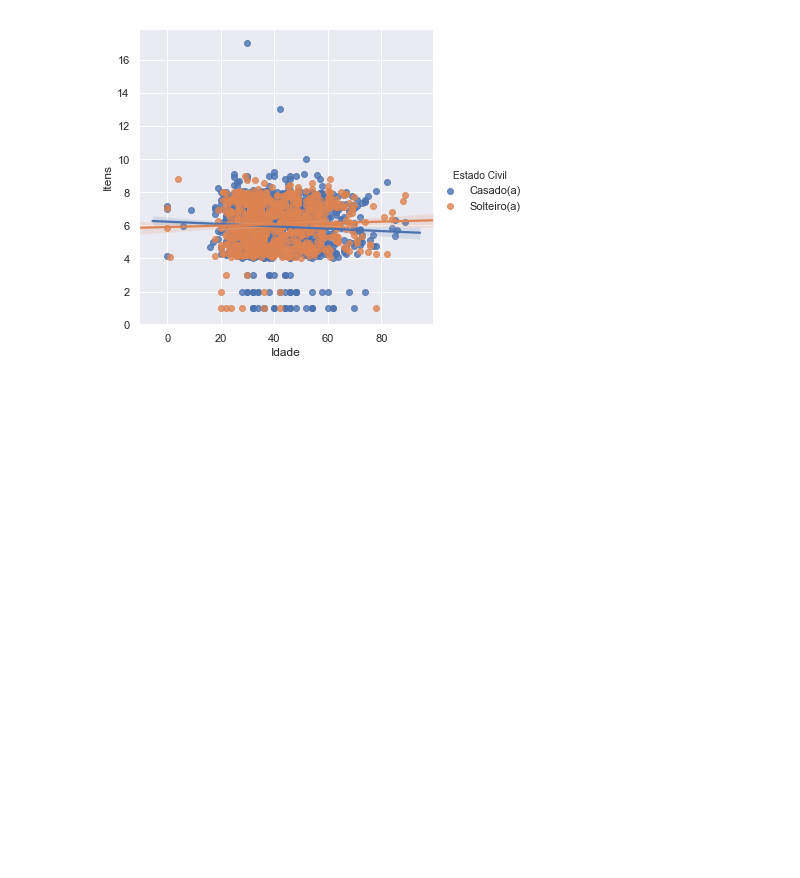
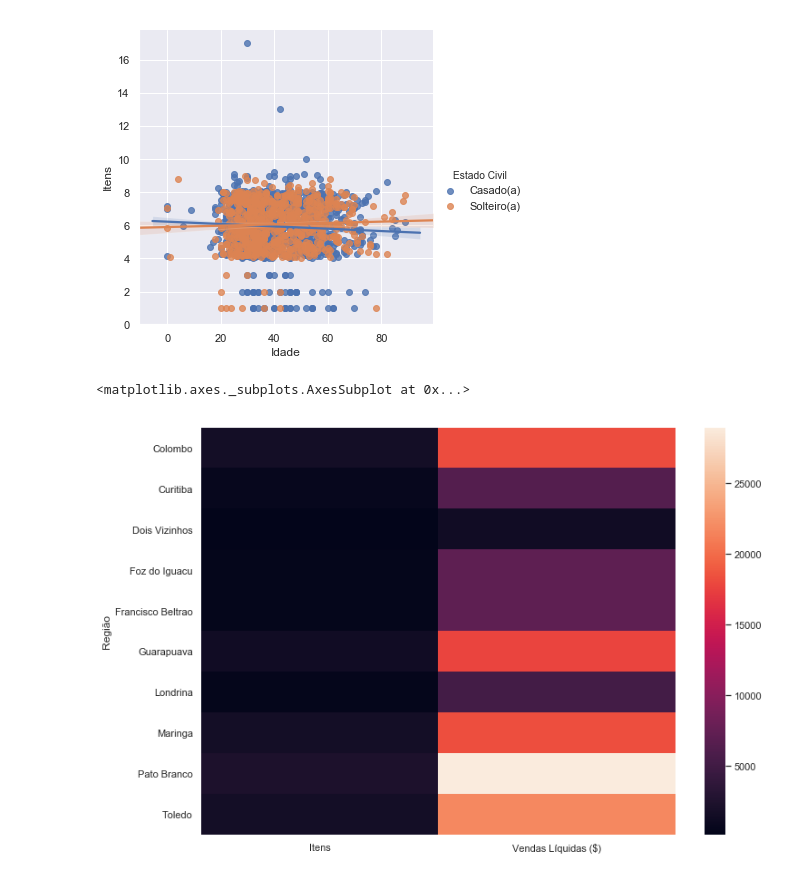
Before and after one commit to julianosilva23/InformacaoEstrategia, a Jupyter notebook: Informação e Estratégia.ipynb, the cells around one changed output. Drawn from its saved outputs; the diff is of its cells as text; code cells hidden in the pictures; blank space fills up the shorter version.

```diff
--- a/Informação e Estratégia.ipynb
+++ b/Informação e Estratégia.ipynb
@@ -314,3 +314,5 @@ sns.lmplot(x='Idade', y='Itens', hue='Estado Civil', data=df)
 # %% [output]
 <seaborn.axisgrid.FacetGrid at 0x...>
 [figure]
+# %%
+regiaodf = pd.DataFrame(df.groupby(['Região']).sum()[['Itens', 'Vendas Líquidas ($)']])
@@ -316,0 +321,5 @@ sns.lmplot(x='Idade', y='Itens', hue='Estado Civil', data=df)
+# %%
+sns.heatmap(regiaodf)
+# %% [output]
+<matplotlib.axes._subplots.AxesSubplot at 0x...>
+[figure, added]
```
Also changed, not shown: parts of 2 cells of this notebook.
